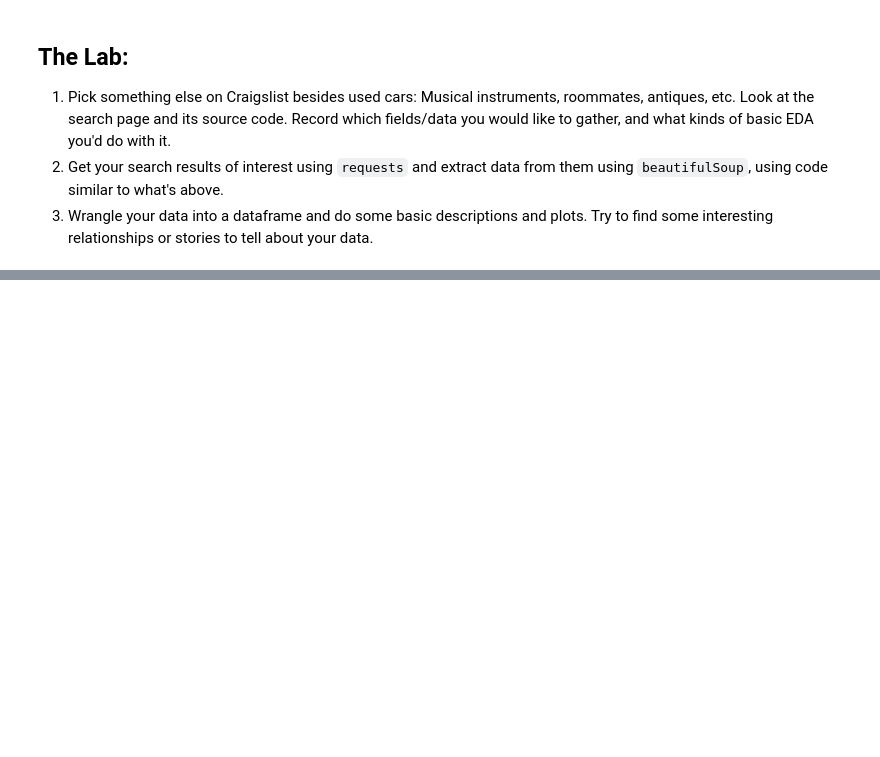
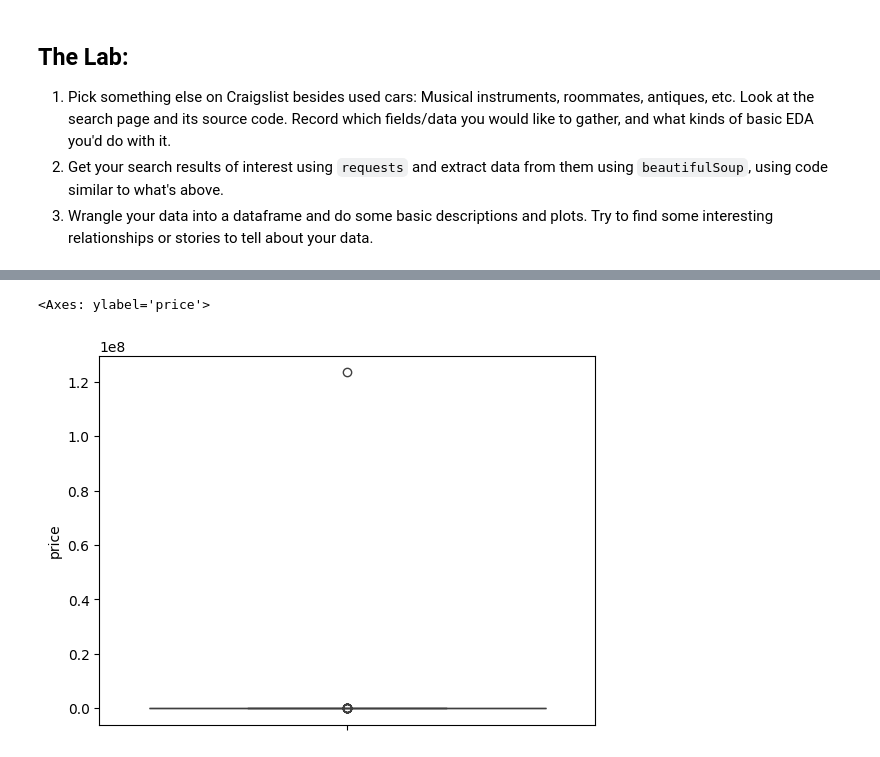
Before and after one commit to jac7az/wrangling-homework, a Jupyter notebook: lab/lab_notebook.ipynb, the cells around one changed output, grey strips where cells are left out. Cells and saved outputs as stored; diff of their text form; code cells hidden in the pictures; blank space fills up the shorter version.

```diff
--- a/lab/lab_notebook.ipynb
+++ b/lab/lab_notebook.ipynb
@@ -301,0 +328,8 @@ data
+# %%
+sns.boxplot(chart['price'])
+
+#There's a Louis Voutan bag sold on Craigslist for $123,456,789, which is why the boxplot is completely lopsided.
+  #Could be counterfit and a scam though, cause why are they selling on Craigslist?
+# %% [output]
+<Axes: ylabel='price'>
+[figure, added]
```
Also changed, not shown: parts of 8 cells of this notebook.
